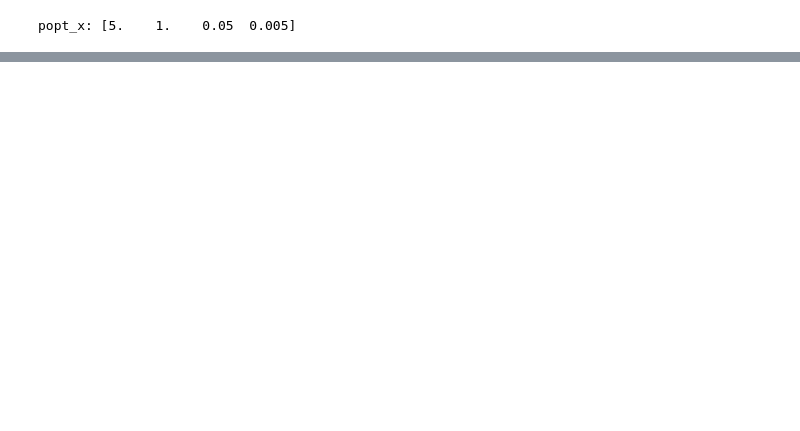
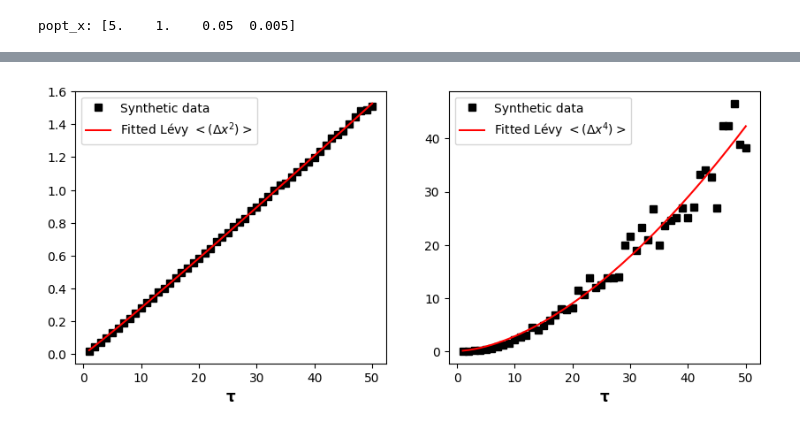
Before and after one commit to shailendrabhandari/IntLevPy, a Jupyter notebook: example.ipynb, the cells around one changed output, grey strips where cells are left out. Cells and saved outputs as stored; diff of their text form; code cells hidden in the pictures; blank space fills up the shorter version.

```diff
--- a/example.ipynb
+++ b/example.ipynb
@@ -279,0 +366,81 @@ plt.show()
+# %%
+import numpy as np
+import matplotlib.pyplot as plt
+from scipy.optimize import curve_fit
+
+# Function to calculate moments
+def calculate_moments(data):
+    dx2_levy= []
+    dx4_levy = []
+    for tau in tau_list:
+        dx_levy = np.diff(data[::tau])
+        dx2_levy.append(np.mean(dx_levy**2))
+        dx4_levy.append(np.mean(dx_levy**4))
+    return np.array(dx2_levy), np.array(dx4_levy)
+
+# Define parameters
+o_t_mins = 0.007
+o_alpha = 2
+tau_list = np.arange(1, 51)  # Updated tau_list
+
+# Initialize variables to store the best fits
+best_fit_2 = {'error': float('inf'), 'params': None, 'data': None}
+best_fit_4 = {'error': float('inf'), 'params': None, 'data': None}
+
+# Main loop for parameter sweep
+for factor1 in np.arange(0, 1, 1.0 / 325):
+    for factor2 in np.arange(0, 0.008, 1):
+        l_alpha = o_alpha + factor1
+        g_t_mins = 1.5 * o_t_mins - 0.5 * factor1 * o_t_mins
+
+        # Reset dy_lev and dx_lev for each parameter set
+        dy_lev = []
+        dx_lev = []
+
+        for i in range(10):
+            # Assuming levy_flight_2D_2 function is defined somewhere
+            lx_lev, ly_lev, lt_lev = levy_flight_2D_2(int(1500000 * l_alpha * 0.01 / g_t_mins), 150000, l_alpha, g_t_mins, 1)
+            dy_lev.append(np.diff(ly_lev))
+            dx_lev.append(np.diff(lx_lev))
+
+        y_lev = np.cumsum(np.hstack(dy_lev))
+        x_lev = np.cumsum(np.hstack(dx_lev))
+
+        # Calculate moments
+        dx2_levy, dx4_levy = calculate_moments(x_lev)
+
+        # Fit the moments and evaluate the fits
+        # Assuming mom2_model and mom4_model functions are defined
+        popt_dx2_levy, _ = curve_fit(mom2_model, tau_list, dx2_levy)
+        dx2_pred_levy = mom2_model(tau_list, *popt_dx2_levy)
+        error_2 = calculate_fit_quality(dx2_levy, dx2_pred_levy)
+
+        popt_dx4_levy, _ = curve_fit(mom4_model, tau_list, dx4_levy)
+        dx4_pred_levy = mom4_model(tau_list, *popt_dx4_levy)
+        error_4 = calculate_fit_quality(dx4_levy, dx4_pred_levy)
+
+        # Update the best fits if the current fit is better
+        if error_2 < best_fit_2['error']:
+            best_fit_2 = {'error': error_2, 'params': popt_dx2_levy, 'data': dx2_levy}
+        if error_4 < best_fit_4['error']:
+            best_fit_4 = {'error': error_4, 'params': popt_dx4_levy, 'data': dx4_levy}
+
+# Plot and save the best fits
+plt.figure(figsize=(10, 4))
+plt.subplot(1, 2, 1)
+plt.plot(tau_list, best_fit_2['data'], 'ks', alpha=1, label='Synthetic data')
+plt.plot(tau_list, mom2_model(tau_list, *best_fit_2['params']),color = "red", label='Fitted Lévy $<(Δx^2)>$')
+plt.xlabel(r'$\mathbf{\tau}$', fontsize=12)
+plt.legend()
+#plt.savefig('bestlevy_fit_2.pdf')
+
+plt.subplot(1, 2, 2)
+plt.plot(tau_list, best_fit_4['data'], 'ks', alpha=1, label='Synthetic data')
+plt.plot(tau_list, mom4_model(tau_list, *best_fit_4['params']),color = "red", label='Fitted Lévy $<(Δx^4)>$')
+plt.xlabel(r'$\mathbf{\tau}$', fontsize=12)
+plt.legend()
+#plt.savefig('best_fitlevy_4.pdf')
+
+plt.show()
+# %% [output]
+[figure, added]
```
Also changed, not shown: parts of 14 cells of this notebook, 6 other files.
